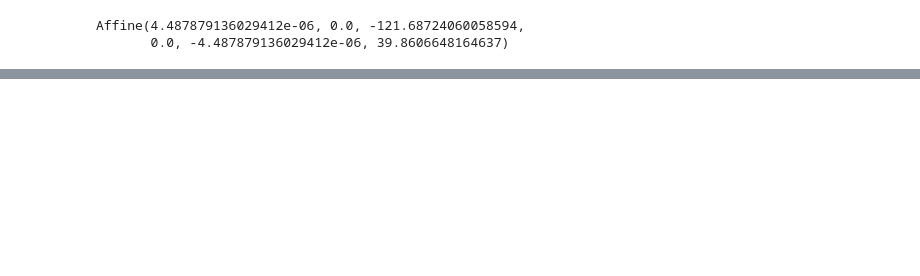
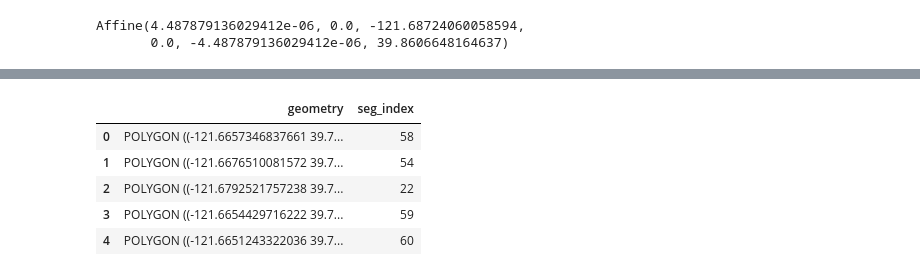
Before and after one commit to aalten77/wildfireassessment, a Jupyter notebook: WildFireDamageAssessment.ipynb, the cells around one changed output, grey strips where cells are left out. Cells and saved outputs as stored; diff of their text form; code cells hidden in the pictures; blank space fills up the shorter version.

```diff
--- a/WildFireDamageAssessment.ipynb
+++ b/WildFireDamageAssessment.ipynb
@@ -66,0 +151,19 @@ dataset.indexes
+# %%
+import shapely
+from shapely.wkt import loads
+from shapely.geometry import Polygon, mapping, shape, MultiPolygon, box
+from rasterio import features
+import geopandas as gpd
+import pandas as pd
+
+shapes_list = [{'seg_index': int(v), 'geometry': loads(shape(g).wkt)} for g, v in features.shapes(segments_slic.astype(np.uint16), mask=None, transform=out_img_transform)]
+gdf = gpd.GeoDataFrame(shapes_list)
+gdf.crs = {'init': 'EPSG:4326'}
+gdf.head()
+# %% [output]
+|  | geometry | seg_index |
+| 0 | POLYGON ((-121.6657346837661 39.7... | 58 |
+| 1 | POLYGON ((-121.6676510081572 39.7... | 54 |
+| 2 | POLYGON ((-121.6792521757238 39.7... | 22 |
+| 3 | POLYGON ((-121.6654429716222 39.7... | 59 |
+| 4 | POLYGON ((-121.6651243322036 39.7... | 60 |
```
Also changed, not shown: parts of 36 cells of this notebook, 1 other file.
